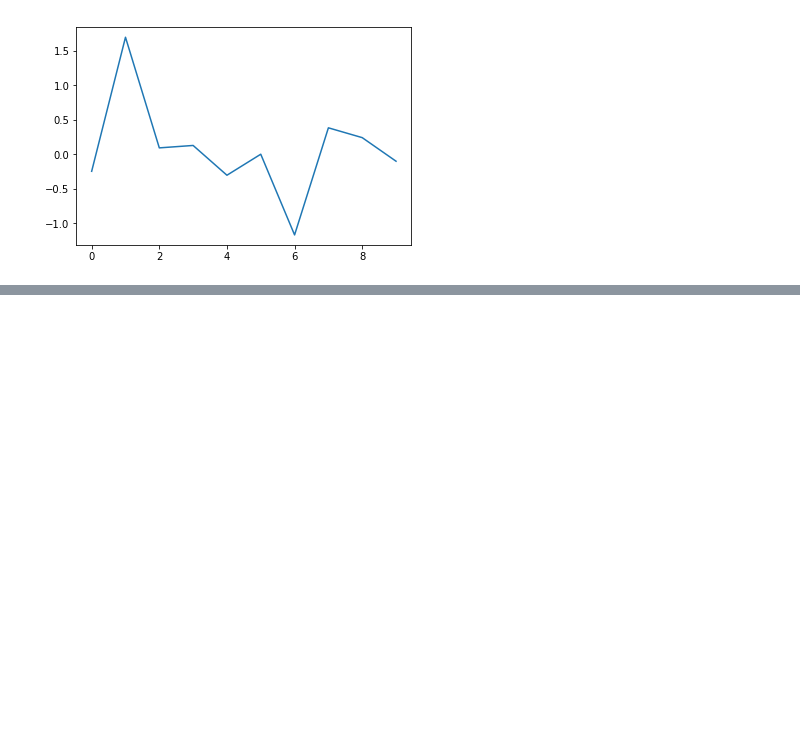
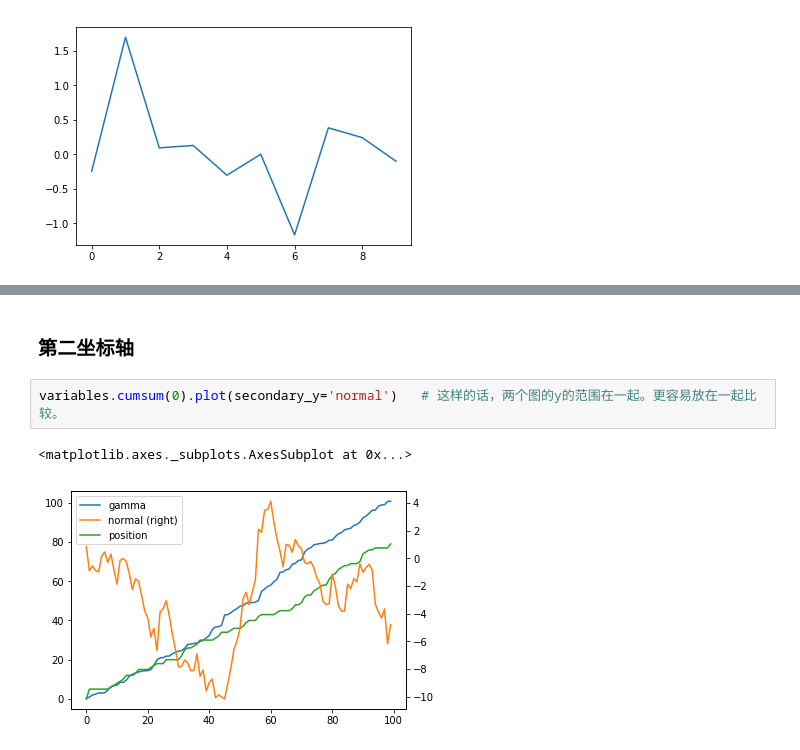
Before and after one commit to lqleon1214/data_analysis_test, a Jupyter notebook: data-exploration-visualization.ipynb, the cells around one changed output, grey strips where cells are left out. Saved outputs shown, nothing was run; the diff lists cells and outputs as text; blank space fills up the shorter version.

```diff
--- a/data-exploration-visualization.ipynb
+++ b/data-exploration-visualization.ipynb
@@ -56,0 +110,7 @@ normals.plot()
+# %% [markdown]
+### 第二坐标轴
+# %%
+variables.cumsum(0).plot(secondary_y='normal')   # 这样的话，两个图的y的范围在一起。更容易放在一起比较。
+# %% [output]
+<matplotlib.axes._subplots.AxesSubplot at 0x...>
+[figure, added]
```
Also changed, not shown: parts of 8 cells of this notebook.
